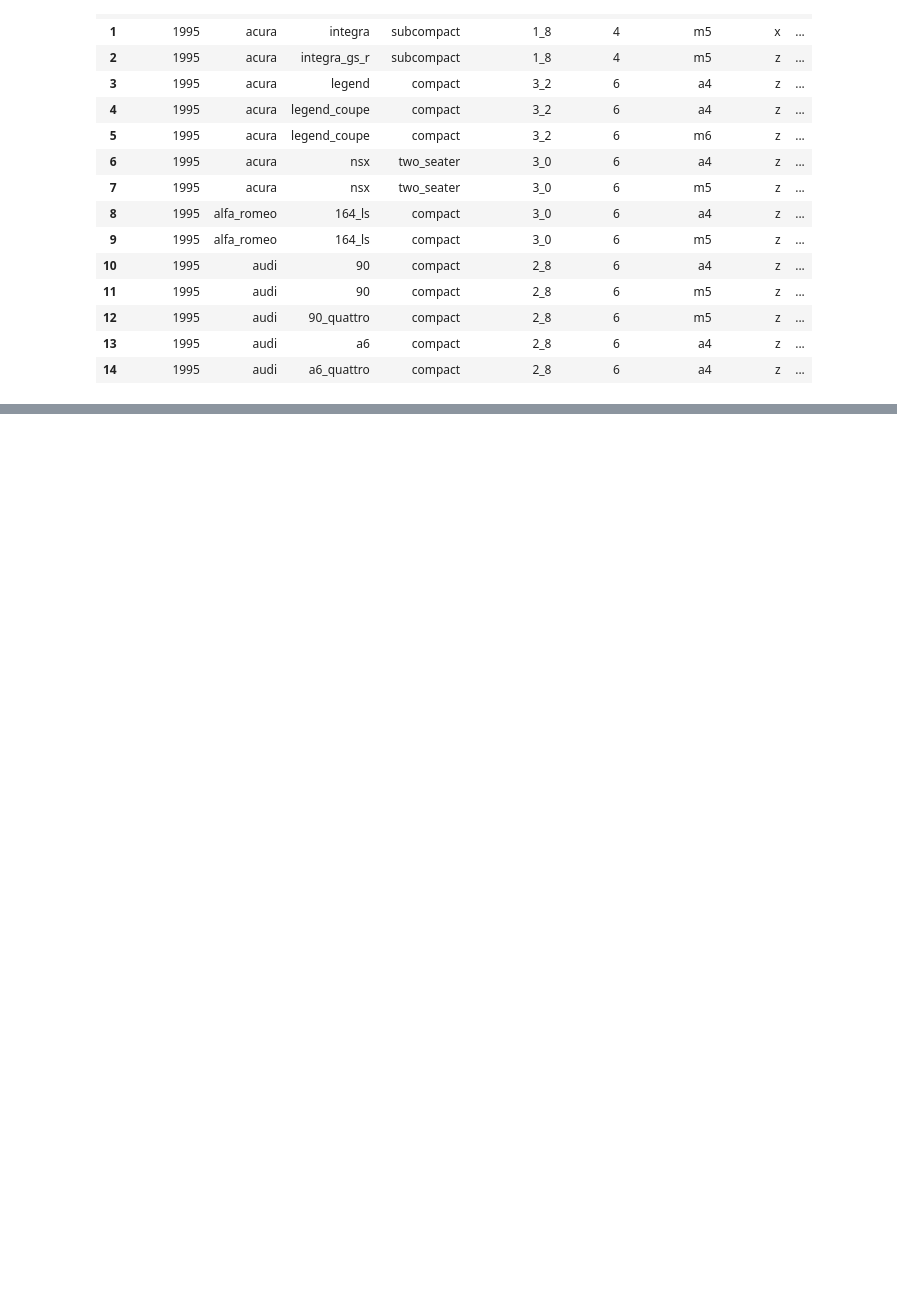
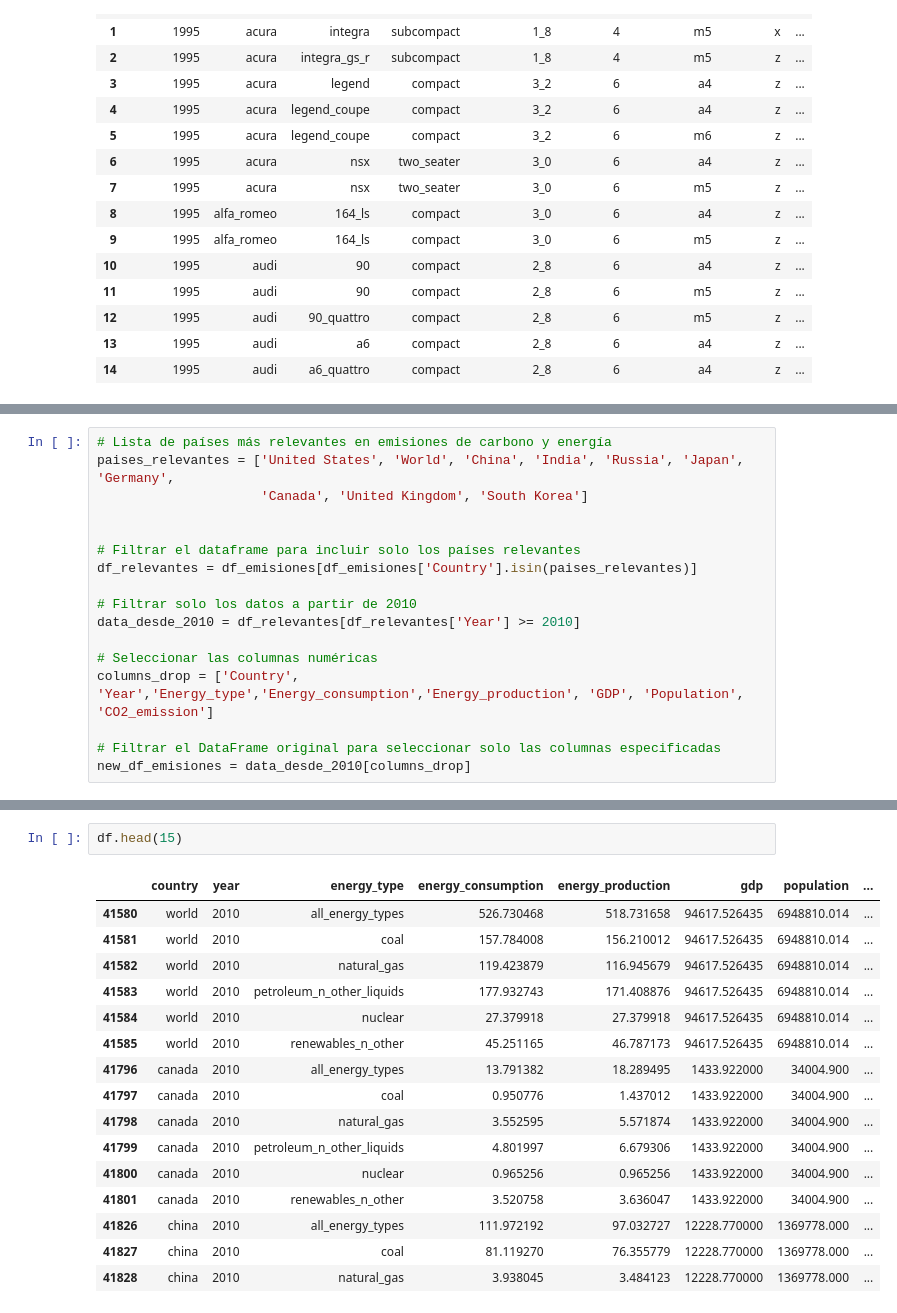
Before and after one commit to clblommberg/MVP_ML_TransporteNY, a Jupyter notebook: notebooks/test.ipynb, the cells around one changed output, grey strips where cells are left out. Cells and saved outputs as stored; diff of their text form; blank space fills up the shorter version.

```diff
--- a/notebooks/test.ipynb
+++ b/notebooks/test.ipynb
@@ -197,0 +264,17 @@ df_pandas.head(15)
+# %%
+# Lista de países más relevantes en emisiones de carbono y energía
+paises_relevantes = ['United States', 'World', 'China', 'India', 'Russia', 'Japan', 'Germany',
+                     'Canada', 'United Kingdom', 'South Korea']
+
+
+# Filtrar el dataframe para incluir solo los países relevantes
+df_relevantes = df_emisiones[df_emisiones['Country'].isin(paises_relevantes)]
+
+# Filtrar solo los datos a partir de 2010
+data_desde_2010 = df_relevantes[df_relevantes['Year'] >= 2010]
+
+# Seleccionar las columnas numéricas
+columns_drop = ['Country', 'Year','Energy_type','Energy_consumption','Energy_production', 'GDP', 'Population', 'CO2_emission']
+
+# Filtrar el DataFrame original para seleccionar solo las columnas especificadas
+new_df_emisiones = data_desde_2010[columns_drop]
@@ -197,0 +305,19 @@ df_pandas.head(15)
+# %%
+df.head(15)
+# %% [output]
+|  | country | year | energy_type | energy_consumption | energy_production | gdp | population | ... |
+| 41580 | world | 2010 | all_energy_types | 526.730468 | 518.731658 | 94617.526435 | 6948810.014 | ... |
+| 41581 | world | 2010 | coal | 157.784008 | 156.210012 | 94617.526435 | 6948810.014 | ... |
+| 41582 | world | 2010 | natural_gas | 119.423879 | 116.945679 | 94617.526435 | 6948810.014 | ... |
+| 41583 | world | 2010 | petroleum_n_other_liquids | 177.932743 | 171.408876 | 94617.526435 | 6948810.014 | ... |
+| 41584 | world | 2010 | nuclear | 27.379918 | 27.379918 | 94617.526435 | 6948810.014 | ... |
+| 41585 | world | 2010 | renewables_n_other | 45.251165 | 46.787173 | 94617.526435 | 6948810.014 | ... |
+| 41796 | canada | 2010 | all_energy_types | 13.791382 | 18.289495 | 1433.922000 | 34004.900 | ... |
+| 41797 | canada | 2010 | coal | 0.950776 | 1.437012 | 1433.922000 | 34004.900 | ... |
+| 41798 | canada | 2010 | natural_gas | 3.552595 | 5.571874 | 1433.922000 | 34004.900 | ... |
+| 41799 | canada | 2010 | petroleum_n_other_liquids | 4.801997 | 6.679306 | 1433.922000 | 34004.900 | ... |
+| 41800 | canada | 2010 | nuclear | 0.965256 | 0.965256 | 1433.922000 | 34004.900 | ... |
+| 41801 | canada | 2010 | renewables_n_other | 3.520758 | 3.636047 | 1433.922000 | 34004.900 | ... |
+| 41826 | china | 2010 | all_energy_types | 111.972192 | 97.032727 | 12228.770000 | 1369778.000 | ... |
+| 41827 | china | 2010 | coal | 81.119270 | 76.355779 | 12228.770000 | 1369778.000 | ... |
+| 41828 | china | 2010 | natural_gas | 3.938045 | 3.484123 | 12228.770000 | 1369778.000 | ... |
```
Also changed, not shown: parts of 9 cells of this notebook, 1 other file.
